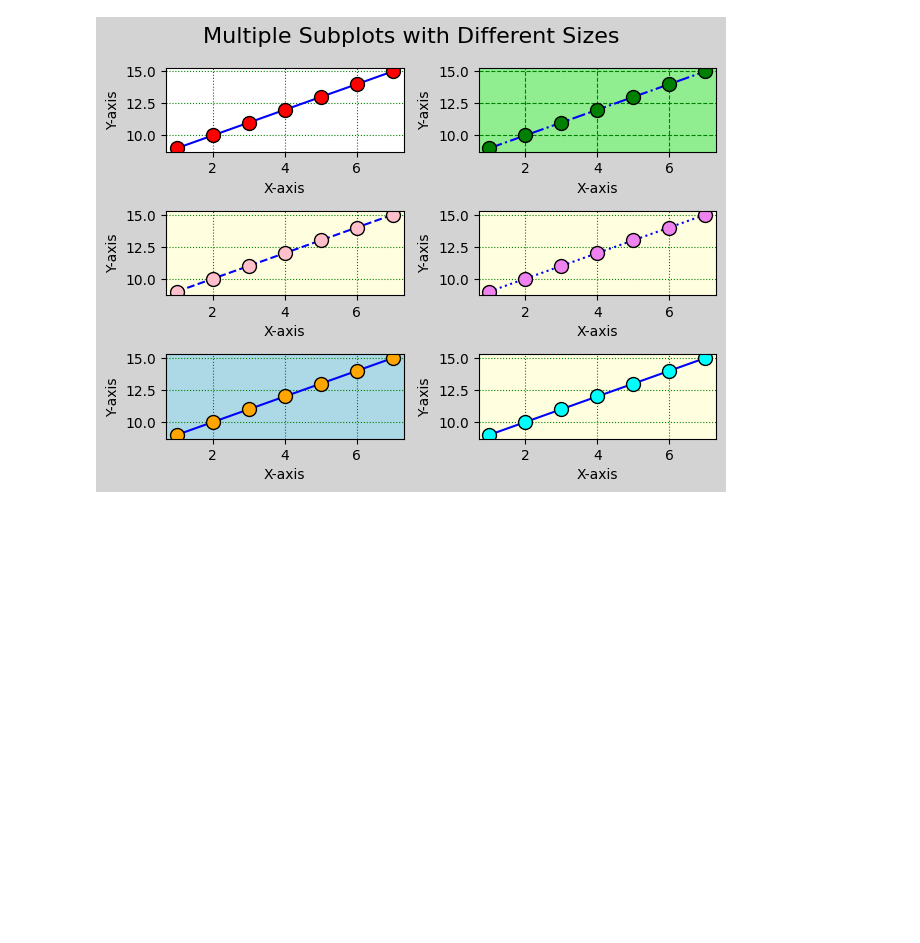
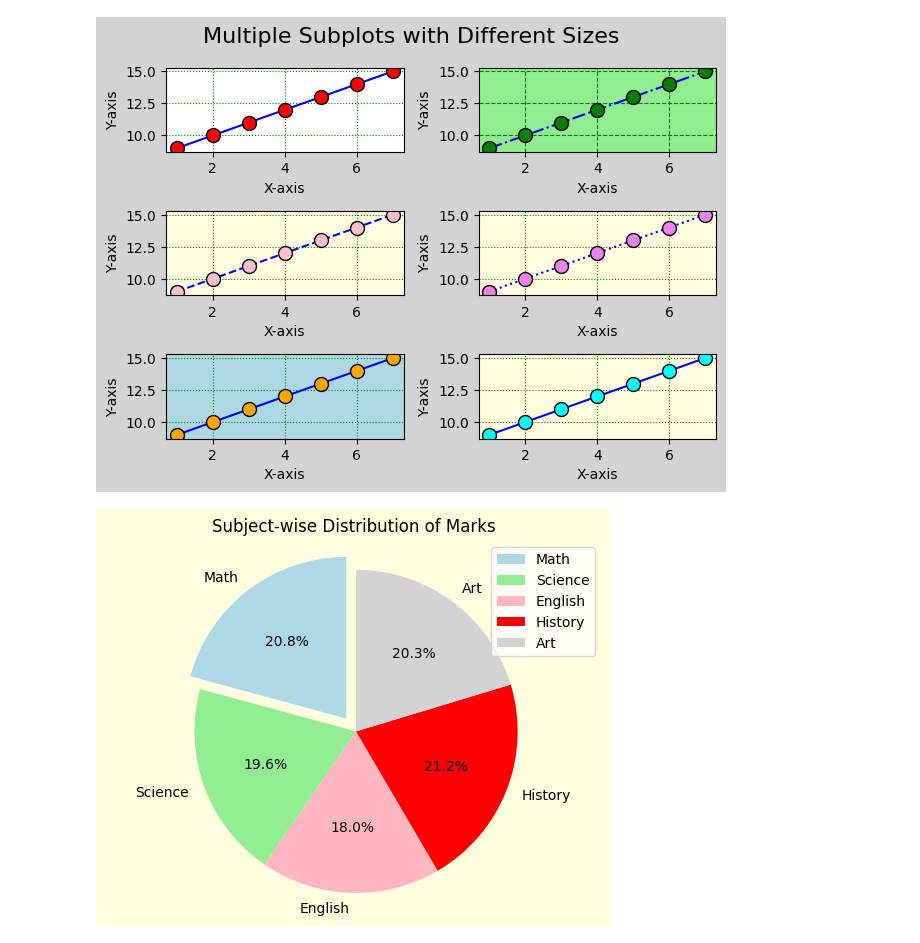
Before and after one commit to sangu0005/data_analysis_workspace, a Jupyter notebook: Maplotlib.ipynb, the cells around one changed output. Saved outputs shown, nothing was run; the diff lists cells and outputs as text; code cells hidden in the pictures; blank space fills up the shorter version.

```diff
--- a/Maplotlib.ipynb
+++ b/Maplotlib.ipynb
@@ -116,3 +116,14 @@ axes[2, 1].set_facecolor('lightyellow')
 fig.tight_layout()
 # %% [output]
 [figure]
+# %%
+marks = [90, 85, 78, 92, 88]
+subjects = ['Math', 'Science', 'English', 'History', 'Art']
+plt.pie(marks, labels=subjects, autopct='%1.1f%%', startangle=90, colors=['lightblue', 'lightgreen', 'lightpink', 'red', 'lightgray'], explode=(0.1, 0, 0, 0, 0))
+plt.title('Subject-wise Distribution of Marks')
+plt.axis('equal')
+plt.legend()
+plt.gcf().set_facecolor('lightyellow')
+plt.show()
+# %% [output]
+[figure, added]
```
